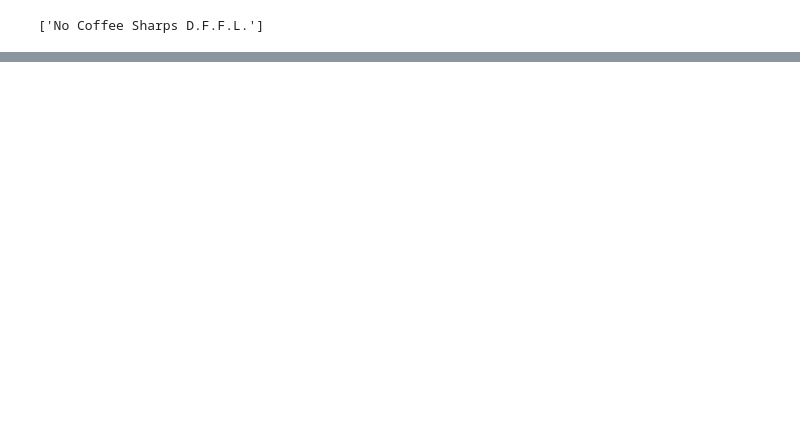
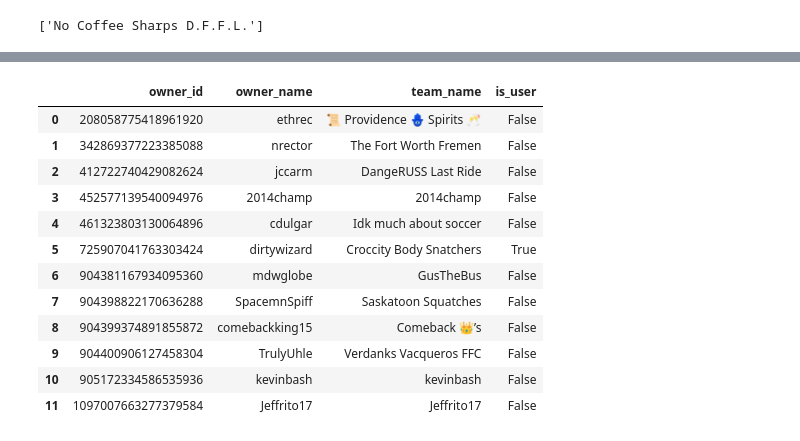
Before and after one commit to travisdharry/FNFL2024, a Jupyter notebook: notebooks/backend.ipynb, the cells around one changed output, grey strips where cells are left out. Cells and saved outputs as stored; diff of their text form; code cells hidden in the pictures; blank space fills up the shorter version.

```diff
--- a/notebooks/backend.ipynb
+++ b/notebooks/backend.ipynb
@@ -62,0 +74,24 @@ predictions
+# %%
+# Get info about each franchise
+franchises = pd.DataFrame()
+franchises['owner_id'] = [x['user_id'] for x in users]
+franchises['owner_name'] = [x['display_name'] for x in users]
+franchises['team_name'] = [x['metadata']['team_name'] if 'team_name' in x['metadata'] else x['display_name'] for x in users]
+# Create a True/False column for whether the owner is the user
+franchises['is_user'] = False
+franchises.loc[franchises['owner_id'] == user_id, 'is_user'] = True
+franchises
+# %% [output]
+|  | owner_id | owner_name | team_name | is_user |
+| 0 | 208058775418961920 | ethrec | 📜 Providence 🪬 Spirits 🥂 | False |
+| 1 | 342869377223385088 | nrector | The Fort Worth Fremen | False |
+| 2 | 412722740429082624 | jccarm | DangeRUSS Last Ride | False |
+| 3 | 452577139540094976 | 2014champ | 2014champ | False |
+| 4 | 461323803130064896 | cdulgar | Idk much about soccer | False |
+| 5 | 725907041763303424 | dirtywizard | Croccity Body Snatchers | True |
+| 6 | 904381167934095360 | mdwglobe | GusTheBus | False |
+| 7 | 904398822170636288 | SpacemnSpiff | Saskatoon Squatches | False |
+| 8 | 904399374891855872 | comebackking15 | Comeback 👑’s | False |
+| 9 | 904400906127458304 | TrulyUhle | Verdanks Vacqueros FFC | False |
+| 10 | 905172334586535936 | kevinbash | kevinbash | False |
+| 11 | 1097007663277379584 | Jeffrito17 | Jeffrito17 | False |
```
Also changed, not shown: parts of 7 cells of this notebook, 2 other files.
